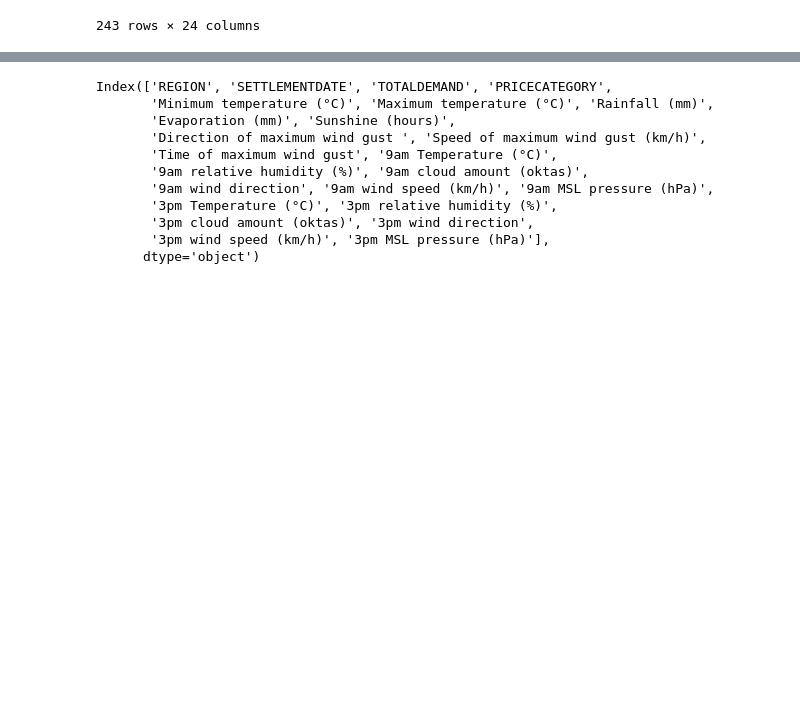
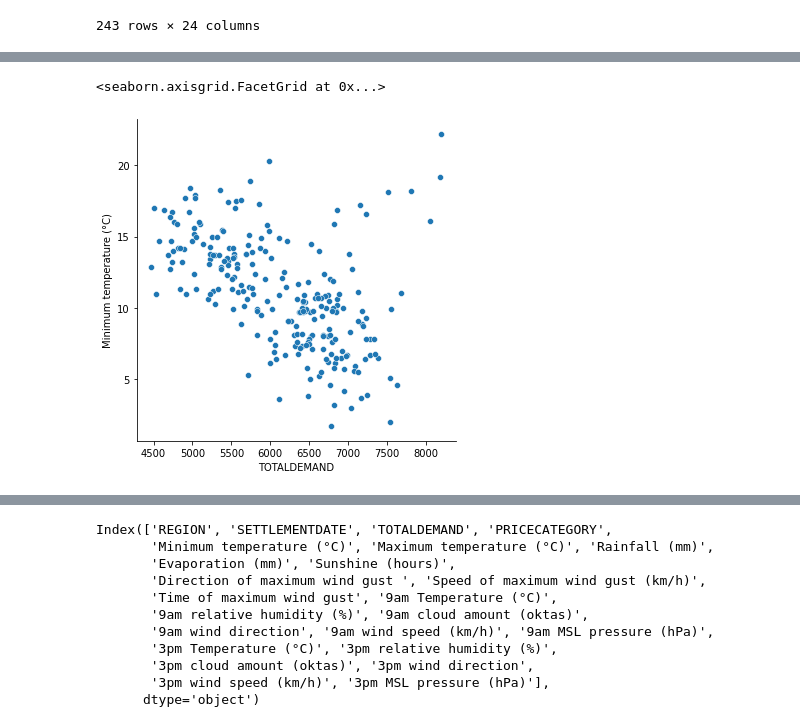
Before and after one commit to SebrinaX/Group8_Assignment2, a Jupyter notebook: Project2_Priyanka.ipynb, the cells around one changed output, grey strips where cells are left out. Drawn from its saved outputs; the diff is of its cells as text; code cells hidden in the pictures; blank space fills up the shorter version.

```diff
--- a/Project2_Priyanka.ipynb
+++ b/Project2_Priyanka.ipynb
@@ -209,3 +209,8 @@ final_data.corr(method='pearson')
 | 3pm MSL pressure (hPa) | -0.005067 | -0.278156 | -0.178446 | -0.056881 | -0.254226 | ... |
 # %%
 #visualization
+# %%
+sns.relplot(x='TOTALDEMAND', y='Minimum temperature (°C)', data=final_data)
+# %% [output]
+<seaborn.axisgrid.FacetGrid at 0x...>
+[figure, added]
```
Also changed, not shown: parts of 26 cells of this notebook, 2 other files.
